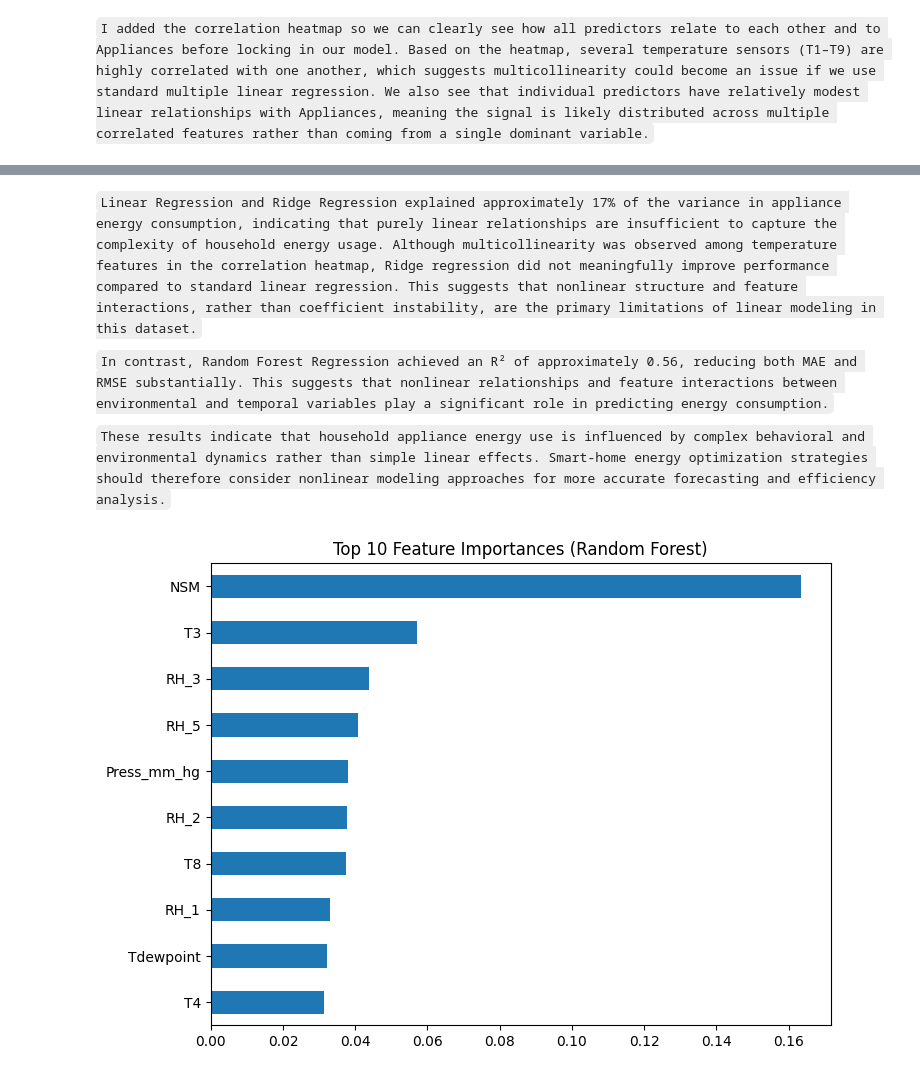
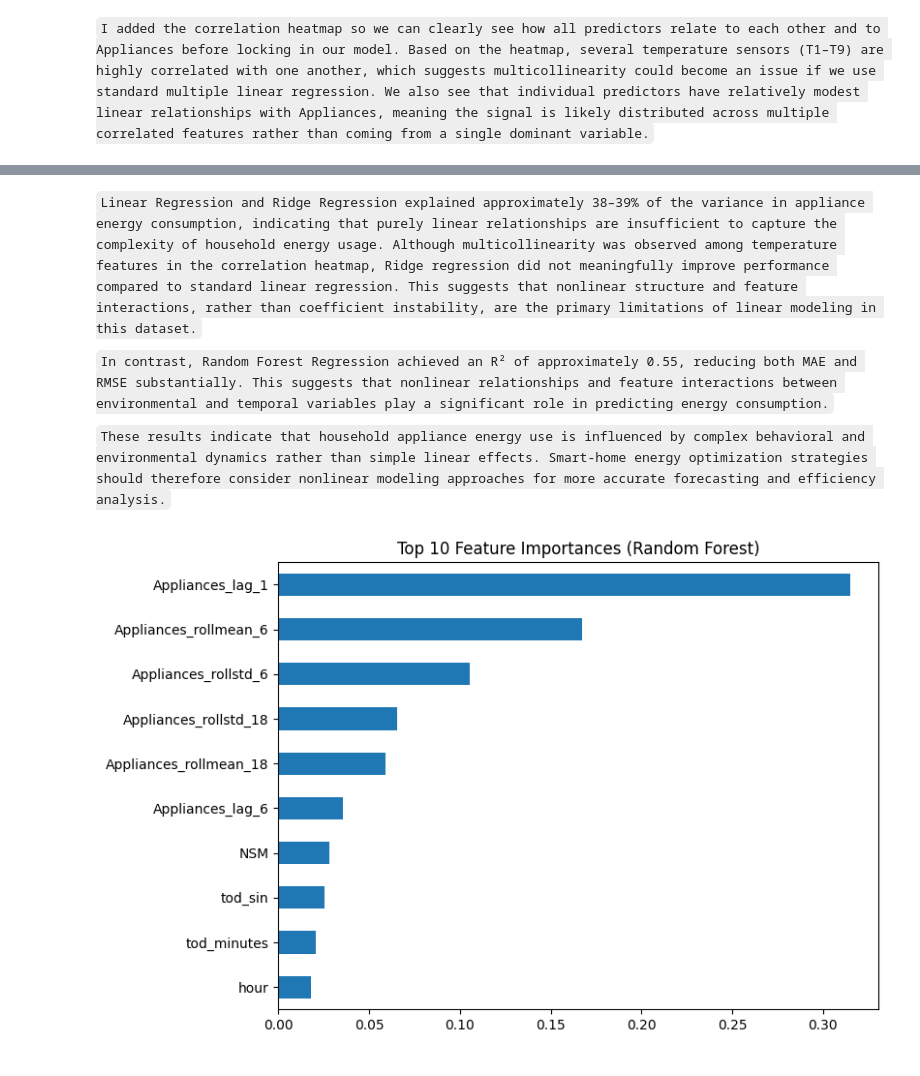
Before and after one commit to ccasella-usd/Energy-Efficiency, a Jupyter notebook: notebooks/AAI_500_Final_Project_Group3_v3.ipynb, the cells around one changed output, grey strips where cells are left out. Drawn from its saved outputs; the diff is of its cells as text; code cells hidden in the pictures.

```diff
--- a/notebooks/AAI_500_Final_Project_Group3_v3.ipynb
+++ b/notebooks/AAI_500_Final_Project_Group3_v3.ipynb
@@ -265,15 +333,13 @@ R2: 0.17134673129663924
 from sklearn.linear_model import Ridge
 
 ridge_model = Ridge(alpha=1.0)
-ridge_model.fit(X_train, y_train)
+ridge_model.fit(X_train_scaled, y_train)
 
-y_pred_ridge = ridge_model.predict(X_test)
+y_pred_log = ridge_model.predict(X_test_scaled)
 
-mae_ridge = mean_absolute_error(y_test, y_pred_ridge)
-rmse_ridge = np.sqrt(mean_squared_error(y_test, y_pred_ridge))
-r2_ridge = r2_score(y_test, y_pred_ridge)
+mae_ridge, rmse_ridge, r2_ridge = metrics_on_original_scale(y_test, y_pred_log)
 
-print("Ridge Regression Results:")
+print("Ridge Regression Results (trained on log1p target, reported on original scale):")
 print("MAE:", mae_ridge)
 print("RMSE:", rmse_ridge)
 print("R2:", r2_ridge)
@@ -286,20 +371,18 @@ R2: 0.17134807633529725
 from sklearn.ensemble import RandomForestRegressor
 
 rf_model = RandomForestRegressor(
-    n_estimators=200,
+    n_estimators=300,
     random_state=42,
     n_jobs=-1
 )
 
 rf_model.fit(X_train, y_train)
 
-y_pred_rf = rf_model.predict(X_test)
+y_pred_log = rf_model.predict(X_test)
 
-mae_rf = mean_absolute_error(y_test, y_pred_rf)
-rmse_rf = np.sqrt(mean_squared_error(y_test, y_pred_rf))
-r2_rf = r2_score(y_test, y_pred_rf)
+mae_rf, rmse_rf, r2_rf = metrics_on_original_scale(y_test, y_pred_log)
 
-print("Random Forest Results:")
+print("Random Forest Results (trained on log1p target, reported on original scale):")
 print("MAE:", mae_rf)
 print("RMSE:", rmse_rf)
 print("R2:", r2_rf)
@@ -310,0 +451,21 @@ R2: 0.5579841426946002
+# %%
+# --- Train Tuned Random Forest using best parameters from RandomizedSearch ---
+best_rf = RandomForestRegressor(
+    n_estimators=rs.best_params_["n_estimators"],
+    min_samples_split=rs.best_params_["min_samples_split"],
+    min_samples_leaf=rs.best_params_["min_samples_leaf"],
+    max_features=rs.best_params_["max_features"],
+    max_depth=rs.best_params_["max_depth"],
+    random_state=42,
+    n_jobs=-1
+)
+
+best_rf.fit(X_train, y_train)
+y_pred_log = best_rf.predict(X_test)
+
+mae_best_rf, rmse_best_rf, r2_best_rf = metrics_on_original_scale(y_test, y_pred_log)
+
+print("Tuned Random Forest Results (trained on log1p target, reported on original scale):")
+print("MAE:", mae_best_rf)
+print("RMSE:", rmse_best_rf)
+print("R2:", r2_best_rf)
@@ -327,16 +548,16 @@ results
 # %% [markdown]
-`Linear Regression and Ridge Regression explained approximately 17% of the variance in appliance energy consumption, indicating that purely linear relationships are insufficient to capture the complexity of household energy usage. Although multicollinearity was observed among temperature features in the correlation heatmap, Ridge regression did not meaningfully improve performance compared to standard linear regression. This suggests that nonlinear structure and feature interactions, rather than coefficient instability, are the primary limitations of linear modeling in this dataset.`
+`Linear Regression and Ridge Regression explained approximately 38–39% of the variance in appliance energy consumption, indicating that purely linear relationships are insufficient to capture the complexity of household energy usage. Although multicollinearity was observed among temperature features in the correlation heatmap, Ridge regression did not meaningfully improve performance compared to standard linear regression. This suggests that nonlinear structure and feature interactions, rather than coefficient instability, are the primary limitations of linear modeling in this dataset.`
 
-`In contrast, Random Forest Regression achieved an R² of approximately 0.56, reducing both MAE and RMSE substantially. This suggests that nonlinear relationships and feature interactions between environmental and temporal variables play a significant role in predicting energy consumption.`
+`In contrast, Random Forest Regression achieved an R² of approximately 0.55, reducing both MAE and RMSE substantially. This suggests that nonlinear relationships and feature interactions between environmental and temporal variables play a significant role in predicting energy consumption.`
 
 `These results indicate that household appliance energy use is influenced by complex behavioral and environmental dynamics rather than simple linear effects. Smart-home energy optimization strategies should therefore consider nonlinear modeling approaches for more accurate forecasting and efficiency analysis.`
 # %%
-importances = pd.Series(rf_model.feature_importances_, index=X.columns)
+importances = pd.Series(best_rf.feature_importances_, index=X.columns)
 top_features = importances.sort_values(ascending=False).head(10)
 
 plt.figure(figsize=(8,6))
 top_features.sort_values().plot(kind='barh')
 plt.title("Top 10 Feature Importances (Random Forest)")
 plt.show()
 # %% [output]
-[figure, old version]
+[figure, new version]
```
Also changed, not shown: parts of 25 cells of this notebook.
